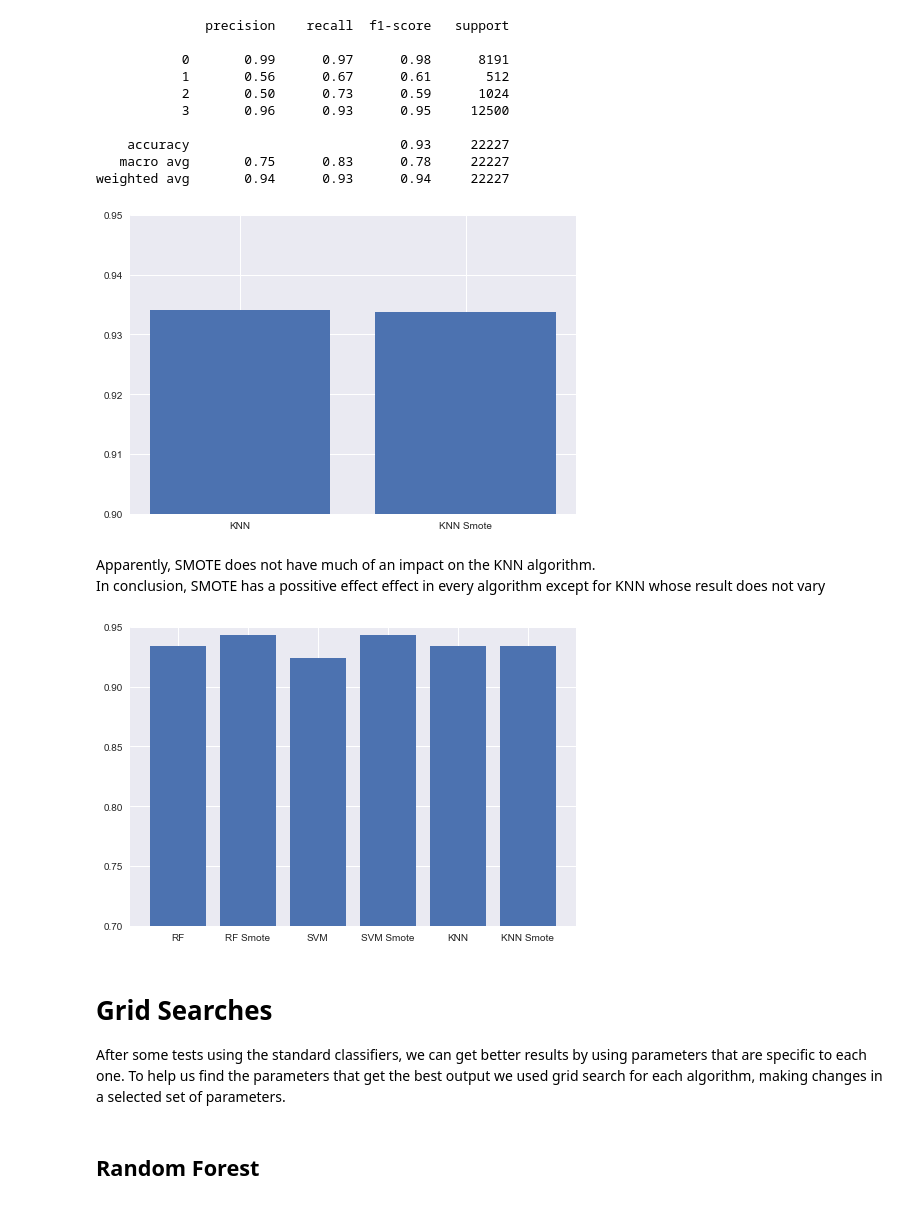
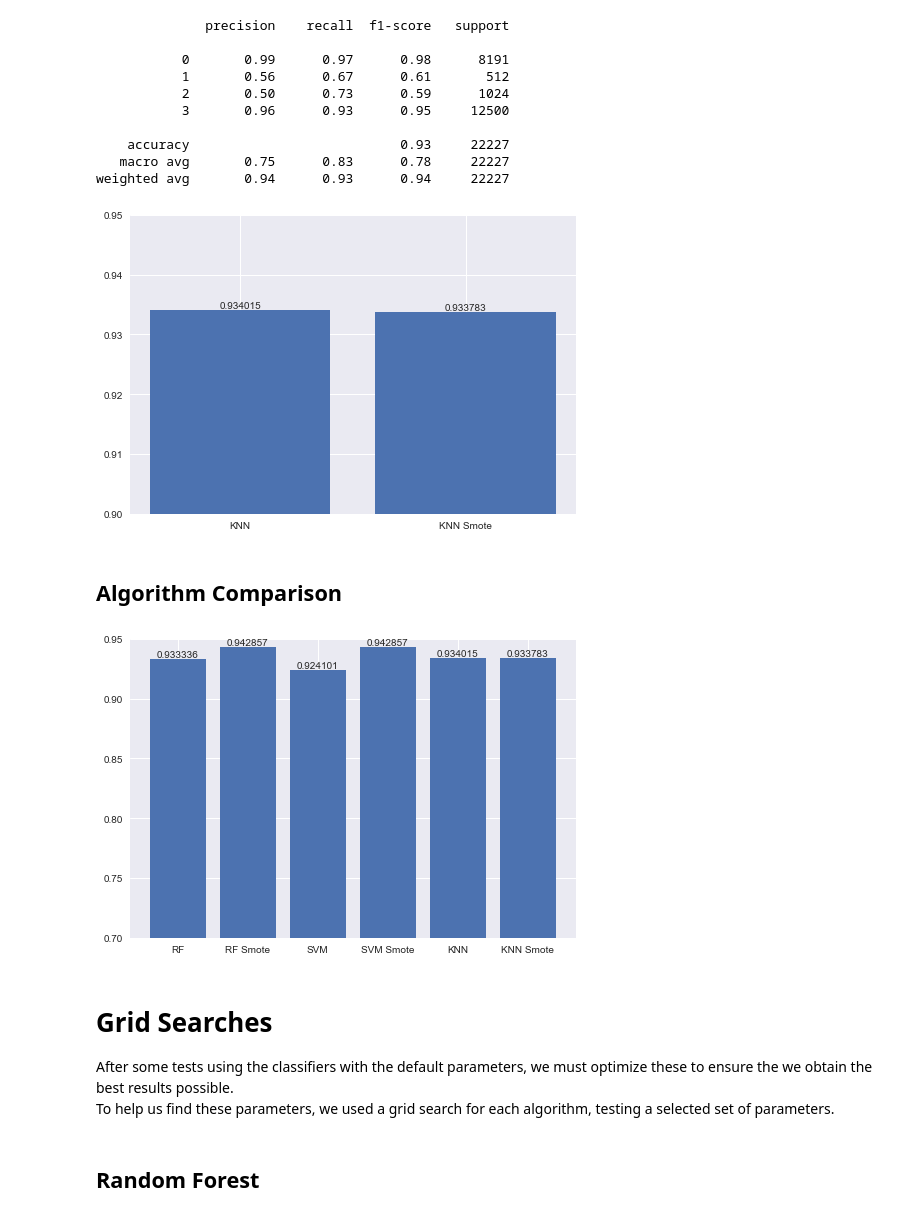
Before and after one commit to Diogogrosario/Artificial-Intelligence, a Jupyter notebook: covid-symptoms.ipynb, the cells around one changed output. Cells and saved outputs as stored; diff of their text form; code cells hidden in the pictures.

```diff
--- a/covid-symptoms.ipynb
+++ b/covid-symptoms.ipynb
@@ -495,28 +503,30 @@ results_KNN_NoSmote = KNN(inputs, labels, smote=False)
    macro avg       0.75      0.83      0.78     22227
 weighted avg       0.94      0.93      0.94     22227
 # %%
-plt.bar(
+bar_info = plt.bar(
     ['KNN', 'KNN Smote'],
     [results_KNN_NoSmote, results_KNN]
 )
-plt.ylim(.9, .95);
+plt.ylim(.9, .95)
+plt.bar_label(bar_info);
 # %% [output]
-[figure, old version]
+[figure, new version]
-# %% [markdown]
-Apparently, SMOTE does not have much of an impact on the KNN algorithm.
-In conclusion, SMOTE has a possitive effect effect in every algorithm except for KNN whose result does not vary
+# %% [markdown]
+## Algorithm Comparison
 # %%
-plt.bar(
+bar_info = plt.bar(
     ['RF', 'RF Smote', 'SVM', 'SVM Smote', 'KNN', 'KNN Smote'],
     [results_RF_NoSmote, results_RF, results_SVM_NoSmote, results_SVM, results_KNN_NoSmote, results_KNN]
 )
-plt.ylim(.7, .95);
+plt.ylim(.7, .95)
+plt.bar_label(bar_info);
 # %% [output]
-[figure, old version]
+[figure, new version]
 # %% [markdown]
 # Grid Searches
 
-After some tests using the standard classifiers, we can get better results by using parameters that are specific to each one. To help us find the parameters that get the best output we used grid search for each algorithm, making changes in a selected set of parameters.
+After some tests using the classifiers with the default parameters, we must optimize these to ensure the we obtain the best results possible.
+To help us find these parameters, we used a grid search for each algorithm, testing a selected set of parameters.
 # %% [markdown]
 ## Random Forest
 # %%
```
Also changed, not shown: parts of 24 cells of this notebook.
